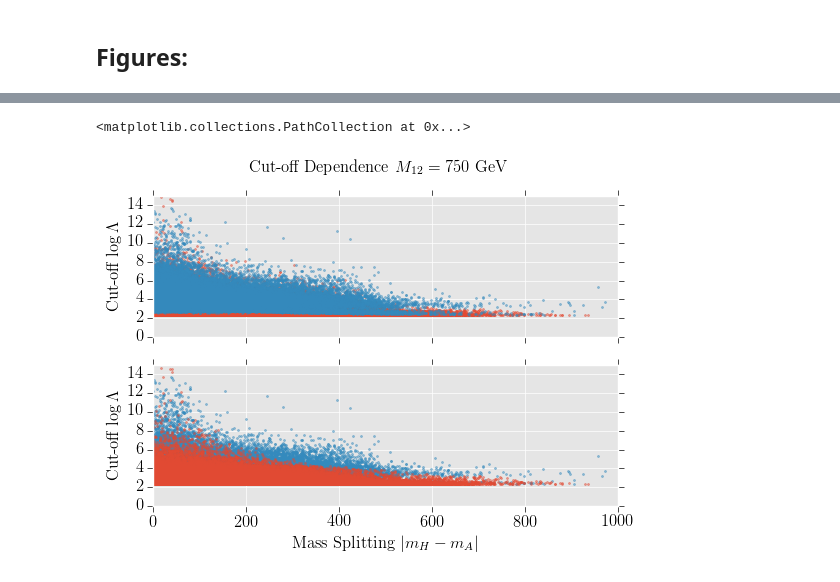
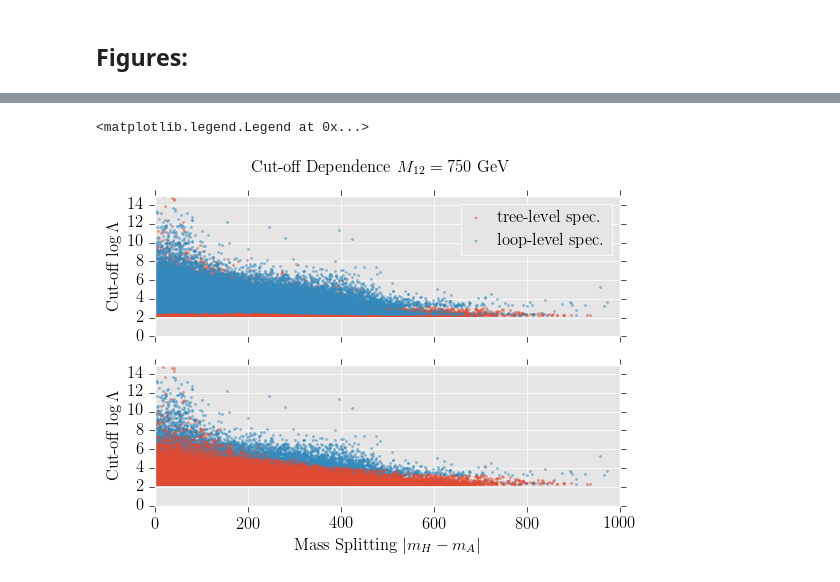
Before and after one commit to tobyopferkuch/THDM_UV, a Jupyter notebook: THDMII_AllPoints.ipynb, the cells around one changed output, grey strips where cells are left out. Cells and saved outputs as stored; diff of their text form; code cells hidden in the pictures.

```diff
--- a/THDMII_AllPoints.ipynb
+++ b/THDMII_AllPoints.ipynb
@@ -168,19 +193,21 @@ ax[1].scatter(np.abs(MA('MASS[35]',Data_500_tree_points_allowed)-MA('MASS[36]',D
 # %%
 fig, ax = plt.subplots(2,1, sharex=True)
 
 fig.suptitle(r'Cut-off Dependence $M_{12}=750$ GeV')
 ax[1].set_xlabel(r'Mass Splitting $|m_{H}-m_{A}|$')
 
 for ax_ob in ax :
     ax_ob.set_ylabel(r'Cut-off $\log\Lambda$')
     ax_ob.set_xlim(0.,1000.)
     ax_ob.set_ylim(0.,15.)
 
-ax[0].scatter(np.abs(MA('MASS[35]',Data_750_tree_points_allowed)-MA('MASS[36]',Data_750_tree_points_allowed)),MA('CUTOFF[2]',Data_750_tree_points_allowed),color=default_colours[1], s=2., alpha=0.5)
-ax[0].scatter(np.abs(MA('MASS[35]',Data_750_loop_points_allowed)-MA('MASS[36]',Data_750_loop_points_allowed)),MA('CUTOFF[2]',Data_750_loop_points_allowed),color=default_colours[2], s=2., alpha=0.5)
+ax[0].scatter(np.abs(MA('MASS[35]',Data_750_tree_points_allowed)-MA('MASS[36]',Data_750_tree_points_allowed)),MA('CUTOFF[2]',Data_750_tree_points_allowed),color=default_colours[1], s=2., alpha=0.5, label=r'tree-level spec.')
+ax[0].scatter(np.abs(MA('MASS[35]',Data_750_loop_points_allowed)-MA('MASS[36]',Data_750_loop_points_allowed)),MA('CUTOFF[2]',Data_750_loop_points_allowed),color=default_colours[2], s=2., alpha=0.5, label=r'loop-level spec.')
 
 ax[1].scatter(np.abs(MA('MASS[35]',Data_750_loop_points_allowed)-MA('MASS[36]',Data_750_loop_points_allowed)),MA('CUTOFF[2]',Data_750_loop_points_allowed),color=default_colours[2], s=2., alpha=0.5)
 ax[1].scatter(np.abs(MA('MASS[35]',Data_750_tree_points_allowed)-MA('MASS[36]',Data_750_tree_points_allowed)),MA('CUTOFF[1]',Data_750_tree_points_allowed),color=default_colours[1], s=2., alpha=0.5)
+
+ax[0].legend(prop={'size':12}, handlelength=1.0, scatterpoints = 1)
 # %% [output]
-<matplotlib.collections.PathCollection at 0x...>
+<matplotlib.legend.Legend at 0x...>
-[figure, old version]
+[figure, new version]
```
Also changed, not shown: parts of 10 cells of this notebook.
